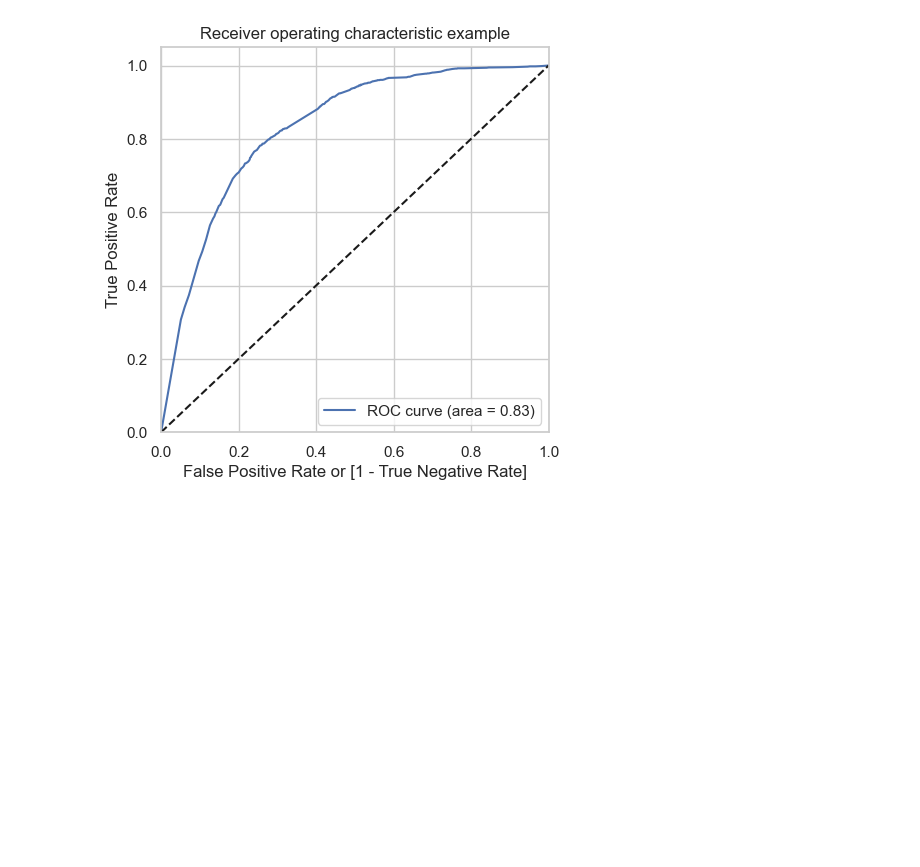
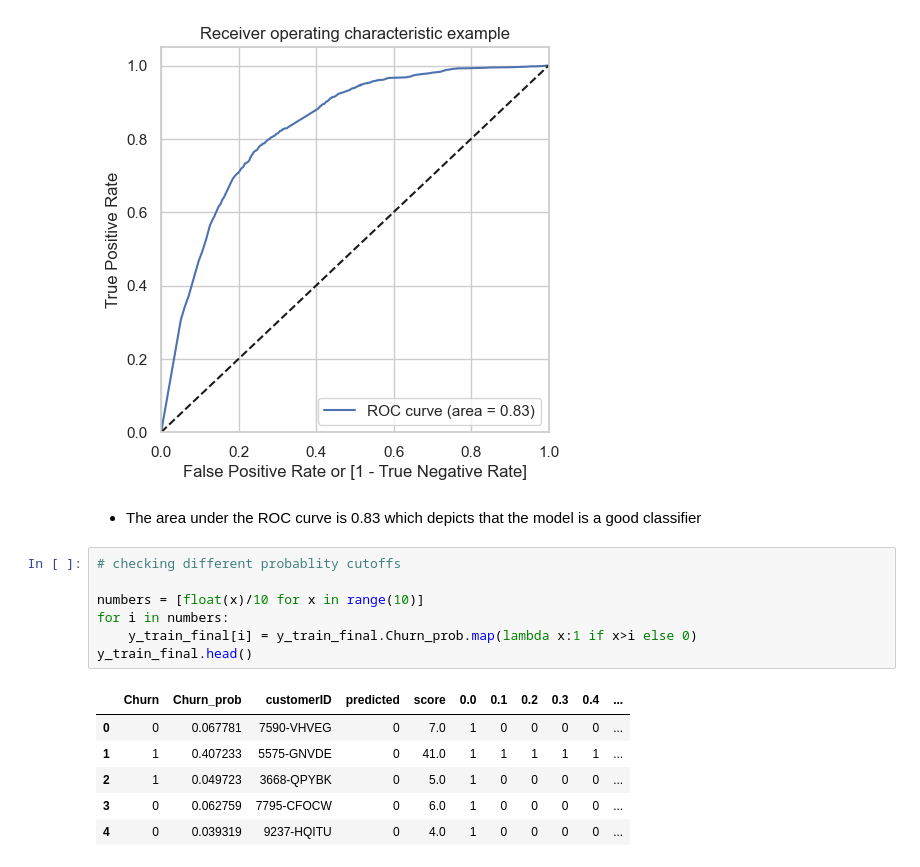
Before and after one commit to MrBinit/Supervised-Learning, a Jupyter notebook: logistic regression/b.ipynb, the cells around one changed output. Drawn from its saved outputs; the diff is of its cells as text; blank space fills up the shorter version.

```diff
--- a/logistic regression/b.ipynb
+++ b/logistic regression/b.ipynb
@@ -1679,3 +1679,19 @@ def draw_roc( actual, probs ):
 draw_roc(y_train_final.Churn, y_train_final.Churn_prob)
 # %% [output]
 [figure]
+# %% [markdown]
+- The area under the ROC curve is 0.83 which depicts that the model is a good classifier
+# %%
+# checking different probablity cutoffs
+
+numbers = [float(x)/10 for x in range(10)]
+for i in numbers:
+    y_train_final[i] = y_train_final.Churn_prob.map(lambda x:1 if x>i else 0)
+y_train_final.head()
+# %% [output]
+|  | Churn | Churn_prob | customerID | predicted | score | 0.0 | 0.1 | 0.2 | 0.3 | 0.4 | ... |
+| 0 | 0 | 0.067781 | 7590-VHVEG | 0 | 7.0 | 1 | 0 | 0 | 0 | 0 | ... |
+| 1 | 1 | 0.407233 | 5575-GNVDE | 0 | 41.0 | 1 | 1 | 1 | 1 | 1 | ... |
+| 2 | 1 | 0.049723 | 3668-QPYBK | 0 | 5.0 | 1 | 0 | 0 | 0 | 0 | ... |
+| 3 | 0 | 0.062759 | 7795-CFOCW | 0 | 6.0 | 1 | 0 | 0 | 0 | 0 | ... |
+| 4 | 0 | 0.039319 | 9237-HQITU | 0 | 4.0 | 1 | 0 | 0 | 0 | 0 | ... |
```
Also changed, not shown: parts of 4 cells of this notebook.
